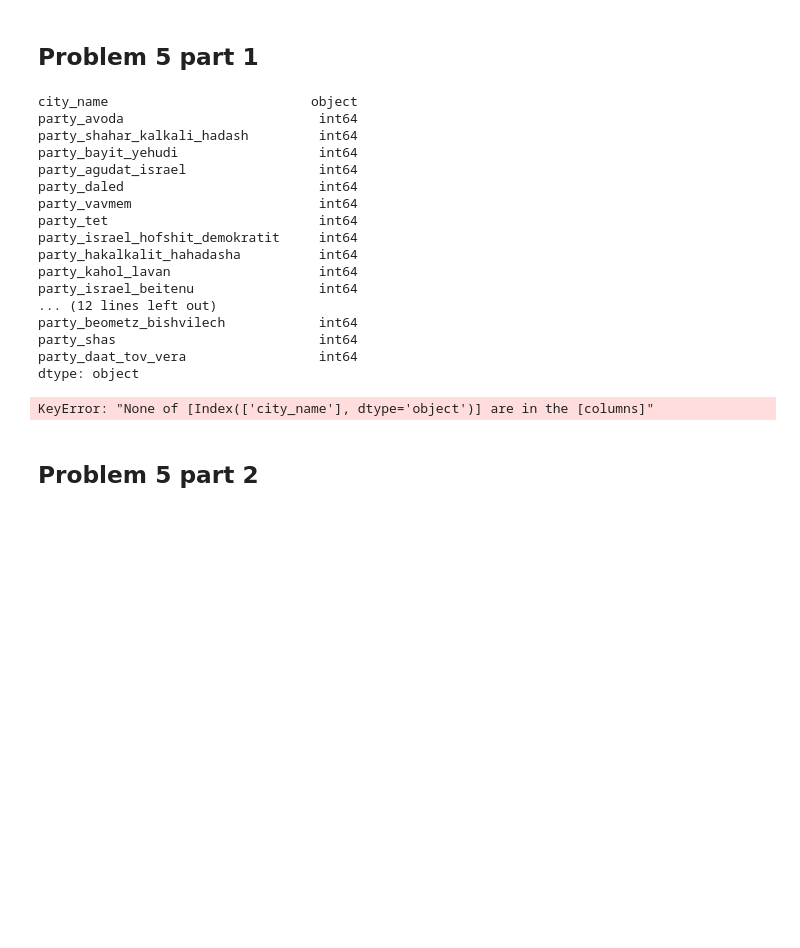
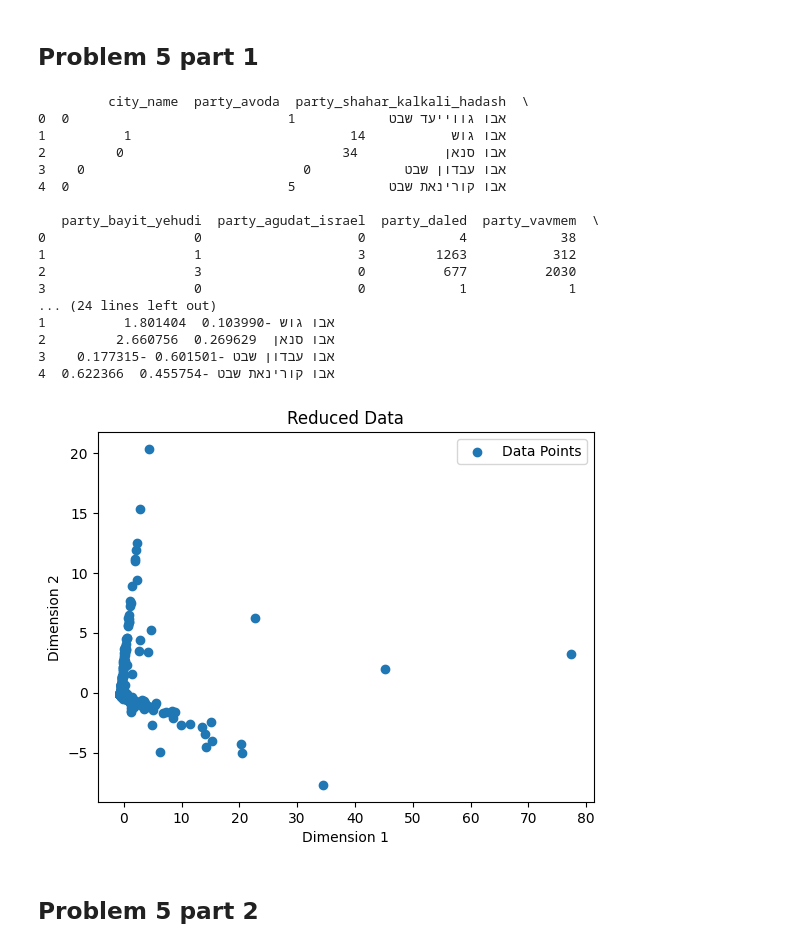
Before and after one commit to yossef-cohen/Data_Manipulation_With_Pandas, a Jupyter notebook: temp.ipynb, the cells around one changed output. Saved outputs shown, nothing was run; the diff lists cells and outputs as text; code cells hidden in the pictures; blank space fills up the shorter version.

```diff
--- a/temp.ipynb
+++ b/temp.ipynb
@@ -102,39 +102,45 @@ manual_pca_df_from_file
 # %% [markdown]
 ## Problem 5 part 1
 # %%
+
+
 result = group_and_aggregate_data(df_from_file, "city_name", "sum")
-filtered = remove_sparse_columns(result, threshold=1000)
-print(filtered.dtypes)
-pca_df = dimensionality_reduction(result, 2, ['city_name']) # todo for some reason this line fail cant understand why with the gpt the reset sopuse to be good
+#print(result.head())
+#print(result.columns)
 
-pca_df['PC1'] = pca_df['PC1'].apply(lambda x: x.real if np.iscomplex(x) else x)
-pca_df['PC2'] = pca_df['PC2'].apply(lambda y: y.real if np.iscomplex(y) else y)
+filtered = remove_sparse_columns(result, threshold=10000)
+filtered = filtered.reset_index()
+print(filtered.head())
+
+pca_df = dimensionality_reduction(filtered, 2, ['city_name'])
+print(pca_df.head())
+
 
 plt.scatter(pca_df['PC1'], pca_df['PC2'], label="Data Points")
 plt.xlabel("Dimension 1")
 plt.ylabel("Dimension 2")
 plt.title("Reduced Data")
-plt.legend()  # Legend now has a label to display
+plt.legend()
 plt.show()
 # %% [output]
-city_name                          object
-party_avoda                         int64
-party_shahar_kalkali_hadash         int64
-party_bayit_yehudi                  int64
-party_agudat_israel                 int64
-party_daled                         int64
-party_vavmem                        int64
-party_tet                           int64
-party_israel_hofshit_demokratit     int64
-party_hakalkalit_hahadasha          int64
-party_kahol_lavan                   int64
-party_israel_beitenu                int64
-... (12 lines left out)
-party_beometz_bishvilech            int64
-party_shas                          int64
-party_daat_tov_vera                 int64
-dtype: object
+         city_name  party_avoda  party_shahar_kalkali_hadash  \
+0  אבו גווייעד שבט            1                            0
+1          אבו גוש           14                            1
+2         אבו סנאן           34                            0
+3    אבו עבדון שבט            0                            0
+4  אבו קורינאת שבט            5                            0
+
+   party_bayit_yehudi  party_agudat_israel  party_daled  party_vavmem  \
+0                   0                    0            4            38
+1                   1                    3         1263           312
+2                   3                    0          677          2030
+3                   0                    0            1             1
+... (24 lines left out)
+1          אבו גוש -0.103990  1.801404
+2         אבו סנאן  0.269629  2.660756
+3    אבו עבדון שבט -0.601501 -0.177315
+4  אבו קורינאת שבט -0.455754  0.622366
-KeyError: "None of [Index(['city_name'], dtype='object')] are in the [columns]"
+[figure, added]
 # %% [markdown]
 ## Problem 5 part 2
 # %%
```
